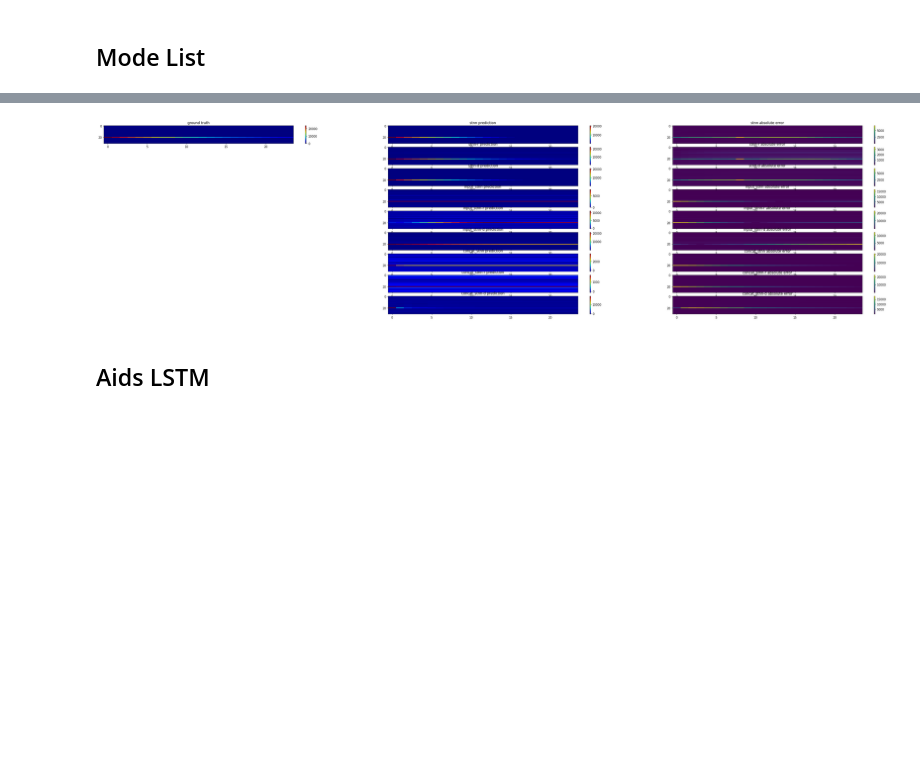
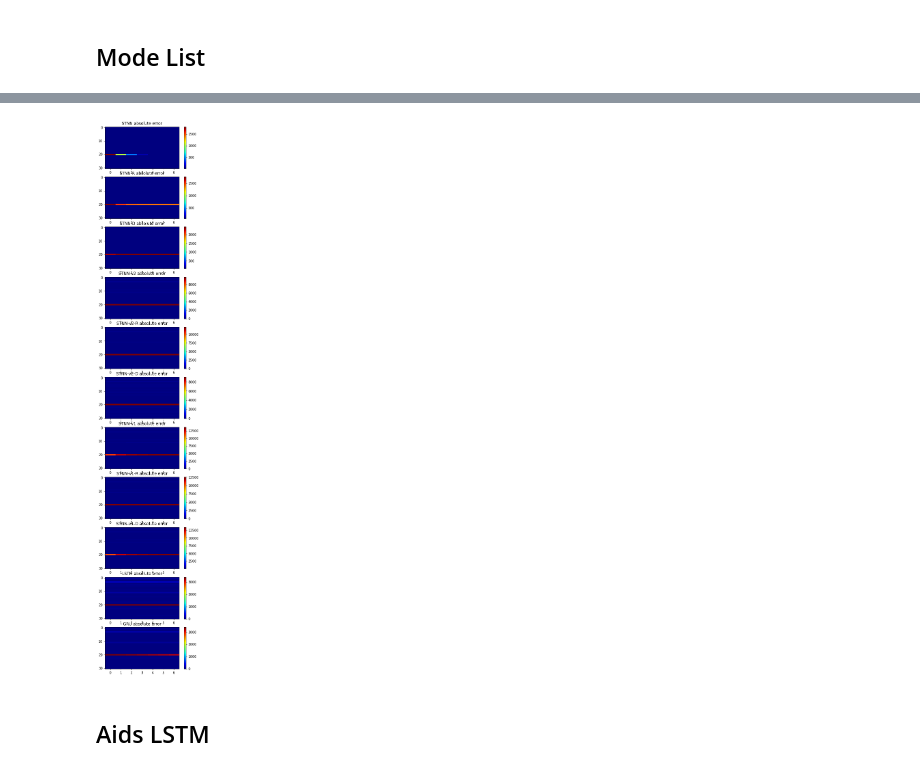
Before and after one commit to wtding1998/RNN_nCov, a Jupyter notebook: disease_analysis.ipynb, the cells around one changed output, grey strips where cells are left out. Drawn from its saved outputs; the diff is of its cells as text; code cells hidden in the pictures; blank space fills up the shorter version.

```diff
--- a/disease_analysis.ipynb
+++ b/disease_analysis.ipynb
@@ -109,0 +107,7 @@ test_data.shape
+# %%
+feb_folder = os.path.abspath(os.path.join(os.getcwd(), '..', 'output', 'feb'))
+feb_result = result.Printer(feb_folder)
+pd.options.display.max_rows = None
+# a = feb_result.get_df(col=['train_loss', 'test_loss', 'mode']).sort_values('test_loss', ascending=True)
+feb_df = feb_result.get_df(col=['train_loss', 'test_loss', 'true_loss', 'mode', 'nhid', 'nlayers', 'nz', 'dropout_d', 'simple_dec', 'seq_length', 'rnn_model']).sort_values('test_loss', ascending=True)
+feb_df
@@ -109,0 +168,5 @@ test_data.shape
+# %%
+feb_lis = []
+for k, v in feb_exp.items():
+    feb_lis.append(v)
+feb_df.loc[feb_lis].to_excel('feb.xls')
@@ -109,0 +175,7 @@ test_data.shape
+# %%
+mar_folder = os.path.abspath(os.path.join(os.getcwd(), '..', 'output', 'mar'))
+mar_result = result.Printer(mar_folder)
+pd.options.display.max_rows = None
+# a = mar_result.get_df(col=['train_loss', 'test_loss', 'mode']).sort_values('test_loss', ascending=True)
+mar_df = mar_result.get_df(col=['train_loss', 'test_loss', 'true_loss', 'mode', 'nhid', 'nlayers', 'nz', 'dropout_d', 'simple_dec', 'seq_length', 'rnn_model']).sort_values('test_loss', ascending=True)
+mar_df
@@ -110,20 +200,38 @@ test_data.shape
 # %%
-plt.figure('Results', figsize=(17, 12), dpi=70)
+mar_exp = {}
+mar_exp['STNN'] = 'ori-stnn_00-04-05-04-51'
+mar_exp['STNN-R'] = 'ori-stnn_00-19-05-04-49'
+mar_exp['STNN-D'] = 'ori-stnn_00-28-05-04-19'
+mar_exp['STNN-v2'] = 'input-stnn_10-46-05-04-19'
+mar_exp['STNN-v2-R'] = 'input-stnn_12-22-05-04-14'
+mar_exp['STNN-v2-D'] = 'input-stnn_10-48-05-04-02'
+mar_exp['STNN-v1'] = 'concat-stnn_12-21-05-04-12'
+mar_exp['STNN-v1-R'] = 'concat-stnn_12-21-05-04-45'
+mar_exp['STNN-v1-D'] = 'concat-stnn_12-22-05-04-26'
+mar_exp['LSTM'] = 'keras-rnn_02-07-05-04-11'
+mar_exp['GRU'] = 'keras-rnn_10-43-05-04-05'
+mar = {}
+mar_pred = {}
+for k, v in mar_exp.items():
+    mar[k] = result.Exp(v, mar_folder)
+    mar_pred[k] = mar[k].pred().numpy().T
+plt.figure('Results', figsize=(5, 30), dpi=70)
 
-plt.subplot(9, 3, 1)
-plt.imshow(test_data, aspect='auto', cmap='jet')
-plt.colorbar()
-plt.title('ground truth')
+# plt.subplot(11, 3, 1)
+# plt.imshow(test_data, aspect='auto', cmap='jet')
+# plt.colorbar()
+# plt.title('ground truth')
 
-for i, exp in enumerate(pred):
-    plt.subplot(9, 3, i * 3 + 2)
-    plt.imshow(pred[exp], aspect='auto', cmap='jet')
-    plt.colorbar()
-    plt.title('{} prediction'.format(exp))
-
-    plt.subplot(9, 3, i * 3 + 3)
-    plt.imshow(np.abs(test_data - pred[exp]), aspect='auto')
+for i, exp in enumerate(mar_pred):
+    plt.subplot(11, 1, i+1)
+    plt.imshow(mar_pred[exp], aspect='auto', cmap='jet')
     plt.colorbar()
     plt.title('{} absolute error'.format(exp))
+
+
+    # plt.subplot(11, 3, i * 3 + 3)
+    # plt.imshow(np.abs(test_data - pred[exp]), aspect='auto')
+    # plt.colorbar()
+    # plt.title('{} absolute error'.format(exp))
 # %% [output]
-[figure, old version]
+[figure, new version]
```
Also changed, not shown: parts of 14 cells of this notebook, 6 other files.
